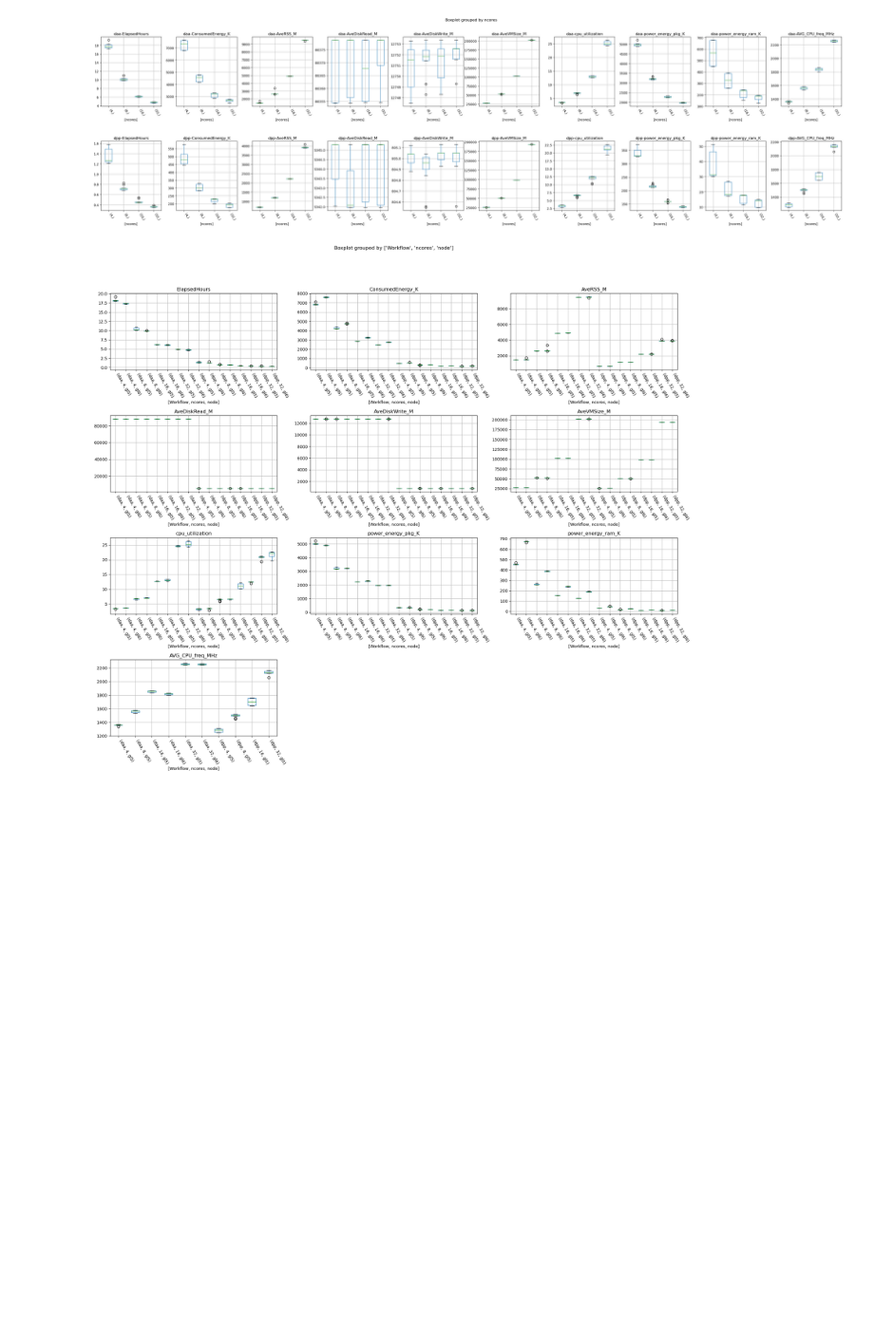
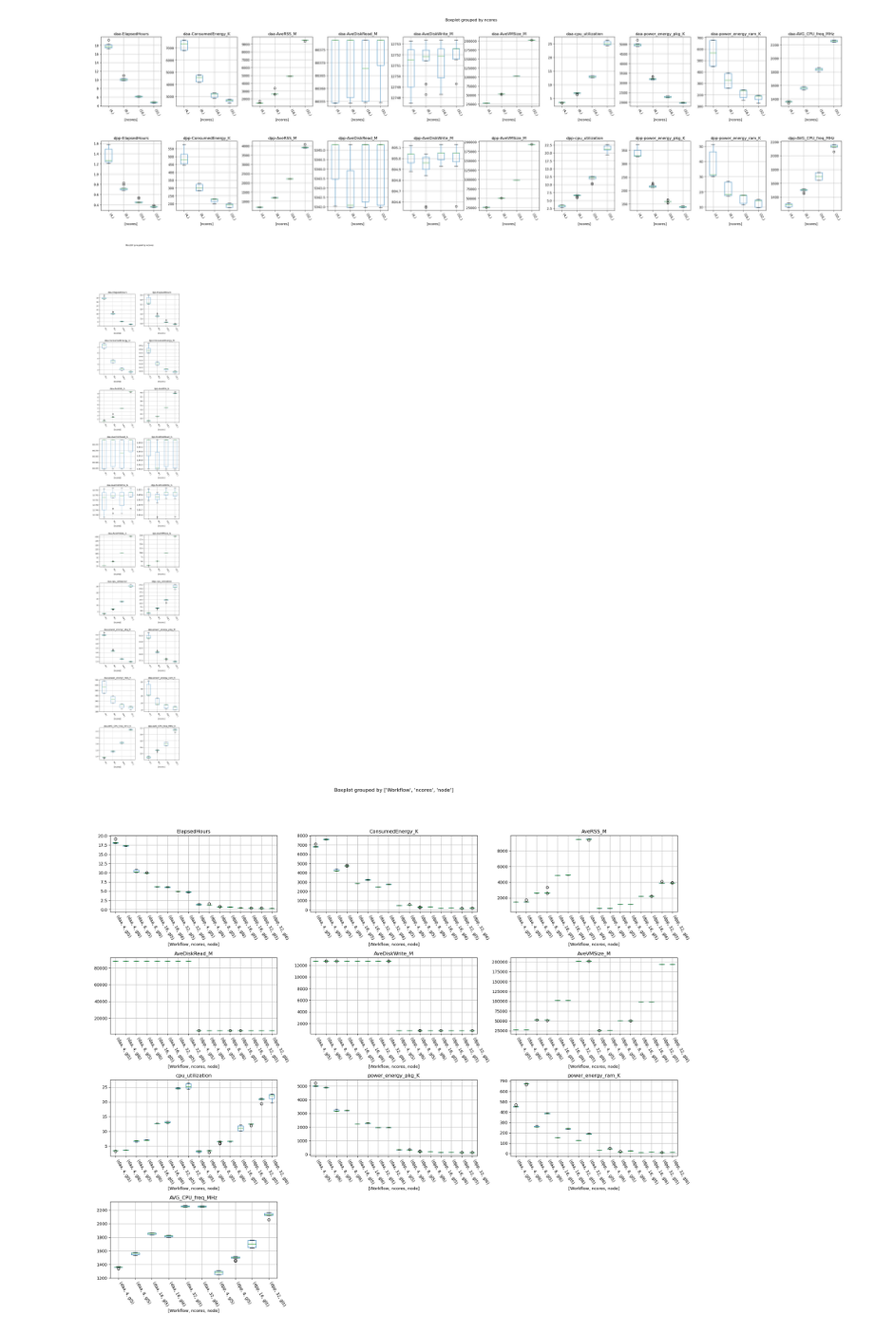
Before and after one commit to dmitrijs-voronovs/haddock-energy-consumption-optimization, a Jupyter notebook: data_analysis/OverallAnalysis.ipynb, the cells around one changed output. Shown at 95% size. Cells and saved outputs as stored; diff of their text form; code cells hidden in the pictures; blank space fills up the shorter version.

Commit message:
Update Analysis file to generate vertical no-core comparison overview graphs.

```diff
--- a/data_analysis/OverallAnalysis.ipynb
+++ b/data_analysis/OverallAnalysis.ipynb
@@ -87,7 +87,7 @@ def extract_params_from_local_file_name(dat):
 
 def append_job_data_columns(dat):
     for column in ['ConsumedEnergy', 'AveRSS', 'AveDiskRead', 'AveDiskWrite', 'AveVMSize', 'power_energy_pkg',
-                   'power_energy_ram', 'AVG_CPU_freq_MHz']:
+                   'power_energy_ram', 'AVG_CPU_freq_MHz_K']:
         dat[column] = dat[column].apply(convert_to_numeric)
         dat[f"{column}_K"] = dat[column] / 1000
         dat[f"{column}_M"] = dat[column] / 1_000_000
@@ -385,8 +385,8 @@ ax.set_xticklabels(ax.get_xticklabels(), rotation=-60, ha="left")
 [figure]
 # %%
 # draw two plots based on workflow containing multiple boxplots with data_for_analysis distribution curve for each (ncores,node) agains ConsumedEnergy, then 2 plots agains AveRSS, AveDiskRead, AveDiskWrite, AveVMSize. Add titles to plots with workflow name. Make sure that it is one big plot that contains all the subplots.
-columns_to_plot = ['ElapsedHours', 'ConsumedEnergy_K', 'AveRSS_M', 'AveDiskRead_M', 'AveDiskWrite_M', 'AveVMSize_M',
-                   'cpu_utilization', 'power_energy_pkg_K', 'power_energy_ram_K', 'AVG_CPU_freq_MHz']
+columns_to_plot = ['ElapsedHours', 'ConsumedEnergy_M', 'AveRSS_G', 'AveDiskRead_G', 'AveDiskWrite_G', 'AveVMSize_G',
+                   'cpu_utilization', 'power_energy_pkg_M', 'power_energy_ram_K', 'AVG_CPU_freq_MHz_K']
 nrows = 2
 ncols = len(columns_to_plot)
 fig, ax = plt.subplots(nrows=nrows, ncols=ncols, figsize=(ncols * 4, nrows * 5))
@@ -406,8 +406,8 @@ fig.savefig('boxplot-overview-by-workflows.png')
 [figure]
 # %%
 # draw two plots based on workflow containing multiple boxplots with data_for_analysis distribution curve for each (ncores,node) agains ConsumedEnergy, then 2 plots agains AveRSS, AveDiskRead, AveDiskWrite, AveVMSize. Add titles to plots with workflow name. Make sure that it is one big plot that contains all the subplots.
-columns_to_plot = ['ElapsedHours', 'ConsumedEnergy_K', 'AveRSS_M', 'AveDiskRead_M', 'AveDiskWrite_M', 'AveVMSize_M',
-                   'cpu_utilization', 'power_energy_pkg_K', 'power_energy_ram_K', 'AVG_CPU_freq_MHz']
+columns_to_plot = ['ElapsedHours', 'ConsumedEnergy_M', 'AveRSS_G', 'AveDiskRead_G', 'AveDiskWrite_G', 'AveVMSize_G',
+                   'cpu_utilization', 'power_energy_pkg_M', 'power_energy_ram_K', 'AVG_CPU_freq_MHz_K']
 nrows = 2
 ncols = len(columns_to_plot)
 fig, ax = plt.subplots(nrows=nrows, ncols=ncols, figsize=(ncols * 4, nrows * 5))
@@ -425,6 +425,29 @@ fig.subplots_adjust(hspace=0.5, wspace=0.25)
 fig.savefig('boxplot-overview-by-workflows.no-nodes.png')
 # %% [output]
 [figure]
+# %%
+# draw two plots based on workflow containing multiple boxplots with data_for_analysis distribution curve for each (ncores,node) agains ConsumedEnergy, then 2 plots agains AveRSS, AveDiskRead, AveDiskWrite, AveVMSize. Add titles to plots with workflow name. Make sure that it is one big plot that contains all the subplots.
+columns_to_plot = ['ElapsedHours', 'ConsumedEnergy_M', 'AveRSS_G', 'AveDiskRead_G', 'AveDiskWrite_G', 'AveVMSize_G',
+                   'cpu_utilization', 'power_energy_pkg_M', 'power_energy_ram_K', 'AVG_CPU_freq_MHz_K']
+nrows = 2
+ncols = len(columns_to_plot)
+nrows, ncols = ncols, nrows
+fig, ax = plt.subplots(nrows=nrows, ncols=ncols, figsize=(ncols * 4, nrows * 5))
+for jj, workflow in enumerate(data_for_analysis.Workflow.unique()):
+    for ii, column in enumerate(columns_to_plot):
+        j, i = ii, jj
+        data_for_analysis[data_for_analysis.Workflow == workflow].dropna(subset=column).boxplot(column=column,
+                                                                                                by=['ncores'],
+                                                                                                ax=ax[j, i])
+        ax[j, i].set_title(f"{workflow}-{column}")
+        ax[j, i].set_xticklabels(ax[j, i].get_xticklabels(), rotation=-60, ha="left")
+        # next to every boxplot box show data_for_analysis distribution
+
+fig.subplots_adjust(hspace=0.5, wspace=0.25)
+
+fig.savefig('boxplot-overview-by-workflows.no-nodes.vert.png')
+# %% [output]
+[figure, added]
 # %%
 import math
 
```
Also changed, not shown: 6 other files.
